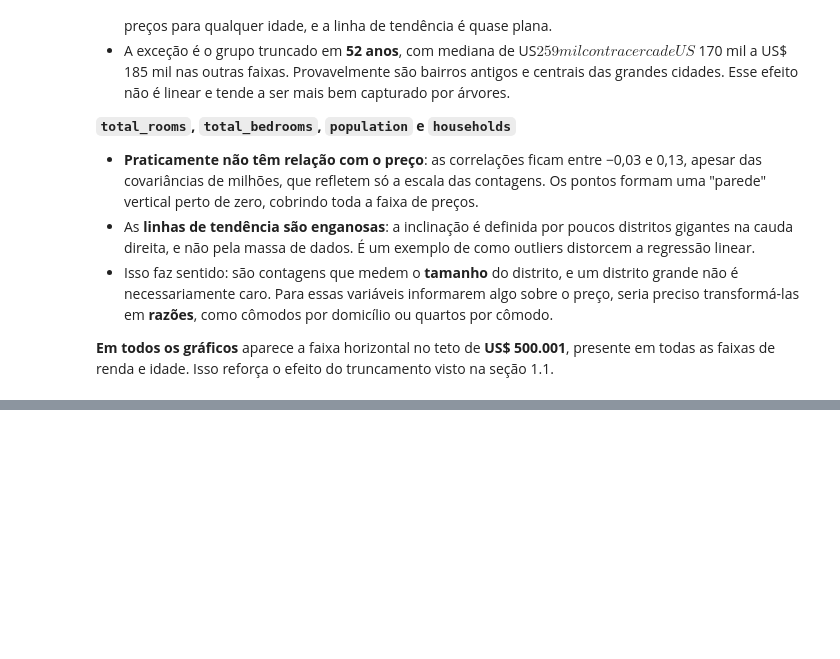
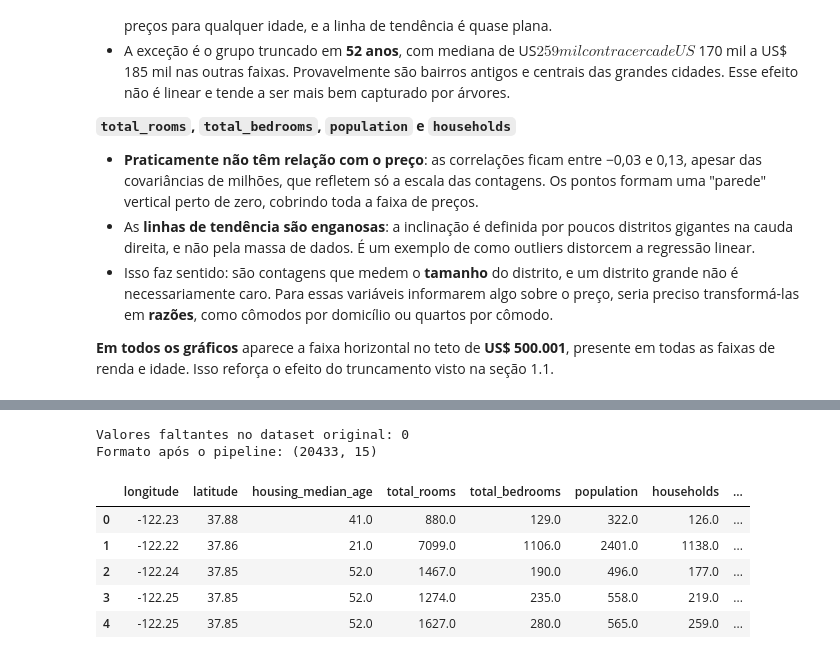
Before and after one commit to iranhonorato/modelagem-preditiva-aps, a Jupyter notebook: src/notebooks/dados_california.ipynb, the cells around one changed output, grey strips where cells are left out. Saved outputs shown, nothing was run; the diff lists cells and outputs as text; code cells hidden in the pictures; blank space fills up the shorter version.

```diff
--- a/src/notebooks/dados_california.ipynb
+++ b/src/notebooks/dados_california.ipynb
@@ -266,0 +429,19 @@ households vs. median_house_value
+# %%
+# Apenas para inspecionar o resultado do pipeline.
+# Nos modelos (tópicos 4 e 5), o pipeline é ajustado SOMENTE no conjunto de treino.
+print("Valores faltantes no dataset original:", df.isna().sum().sum())
+
+X_inspecao = preprocessamento.fit_transform(df.drop(columns=["median_house_value"]))
+colunas_finais = preprocessamento.named_steps["transformacoes"].get_feature_names_out()
+
+print("Formato após o pipeline:", X_inspecao.shape)
+pd.DataFrame(X_inspecao, columns=colunas_finais).head()
+# %% [output]
+Valores faltantes no dataset original: 0
+Formato após o pipeline: (20433, 15)
+|  | longitude | latitude | housing_median_age | total_rooms | total_bedrooms | population | households | ... |
+| 0 | -122.23 | 37.88 | 41.0 | 880.0 | 129.0 | 322.0 | 126.0 | ... |
+| 1 | -122.22 | 37.86 | 21.0 | 7099.0 | 1106.0 | 2401.0 | 1138.0 | ... |
+| 2 | -122.24 | 37.85 | 52.0 | 1467.0 | 190.0 | 496.0 | 177.0 | ... |
+| 3 | -122.25 | 37.85 | 52.0 | 1274.0 | 235.0 | 558.0 | 219.0 | ... |
+| 4 | -122.25 | 37.85 | 52.0 | 1627.0 | 280.0 | 565.0 | 259.0 | ... |
```
Also changed, not shown: parts of 17 cells of this notebook.
